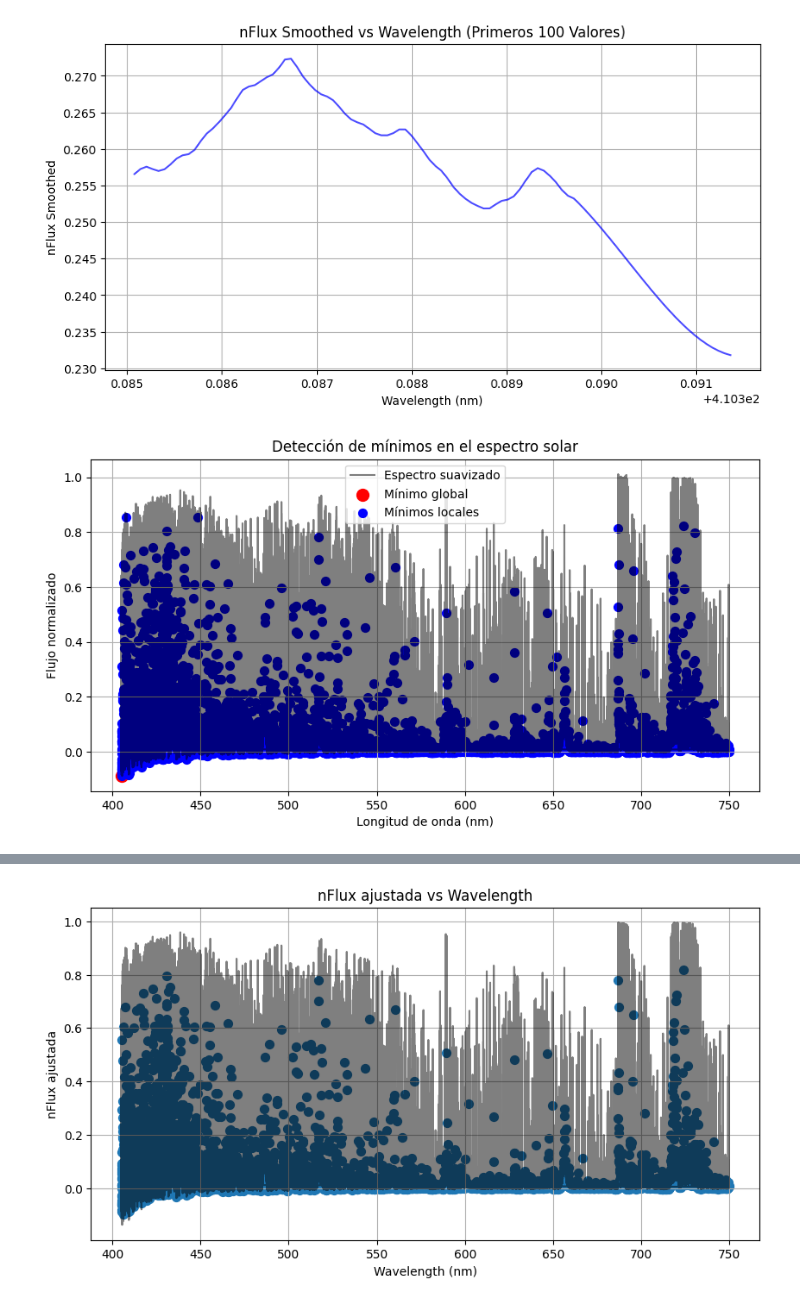
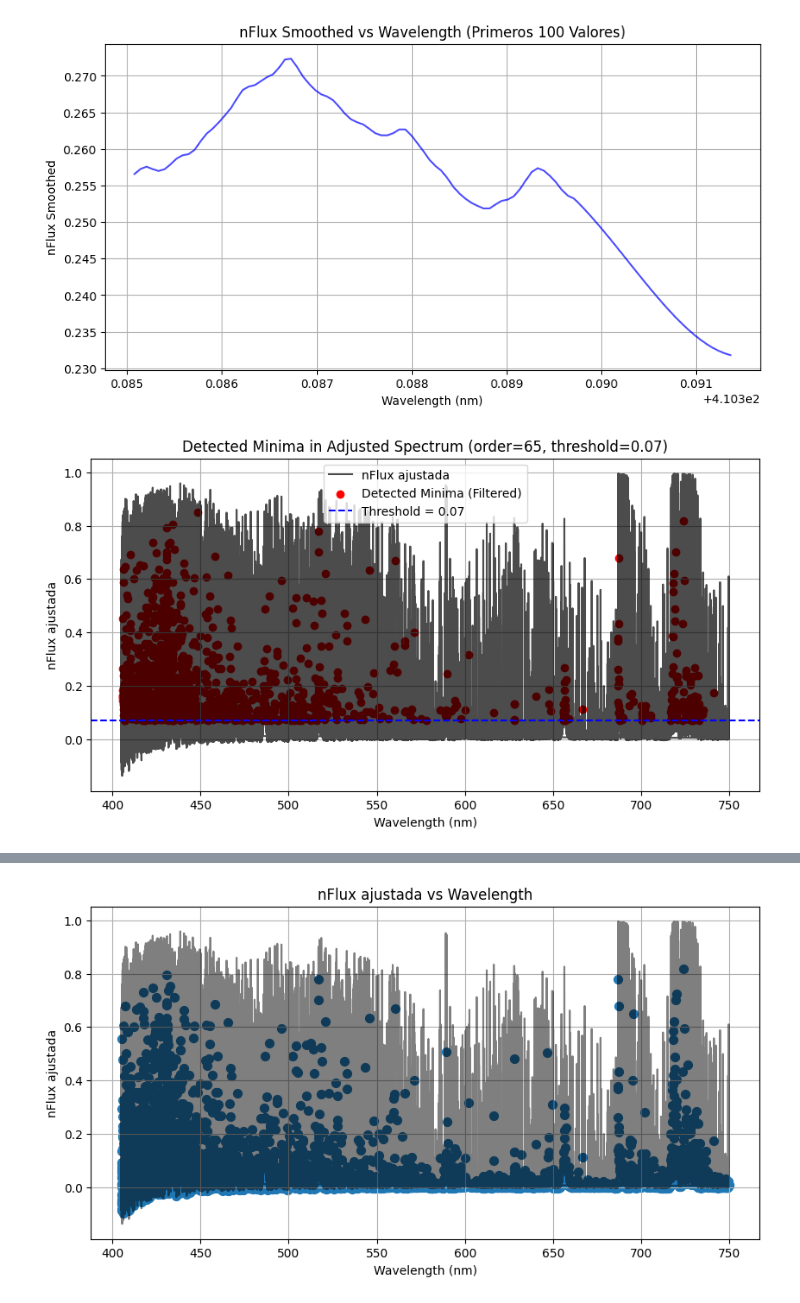
Before and after one commit to EstebanFuentesS/Proyecto-Teorico-202501, a Jupyter notebook: main.ipynb, the cells around one changed output, grey strips where cells are left out. Cells and saved outputs as stored; diff of their text form; code cells hidden in the pictures.

```diff
--- a/main.ipynb
+++ b/main.ipynb
@@ -138,36 +143,33 @@ plt.grid(True)
 plt.show()
 # %% [output]
 [figure]
-# %%
-wavelength = df2["Wave"]
-flux_smooth = df2["flux_smooth"]
-
-# Encontrar el mínimo global
-global_min_idx = np.argmin(flux_smooth)
-global_min_wavelength = wavelength[global_min_idx]
-global_min_flux = flux_smooth[global_min_idx]
-
-# Encontrar mínimos locales con SciPy (invertimos el flujo)
-min_indices, _ = s.find_peaks(-flux_smooth, prominence=0.01)
-
-# Gráfica del espectro con los mínimos marcados
-plt.figure(figsize=(10, 5))
-plt.plot(wavelength, flux_smooth, label="Espectro suavizado", color='black', alpha=0.5)
-
-# Marcar el mínimo global en rojo
-plt.scatter(global_min_wavelength, global_min_flux, color='red', s=100, label="Mínimo global")
-
-# Marcar los mínimos locales en azul
-plt.scatter(wavelength[min_indices], flux_smooth[min_indices], color='blue', s=50, label="Mínimos locales")
-
-# Etiquetas y leyenda
-plt.xlabel("Longitud de onda (nm)")
-plt.ylabel("Flujo normalizado")
-plt.title("Detección de mínimos en el espectro solar")
-plt.legend()
-plt.grid()
-
-# Mostrar la gráfica
-plt.show()
-# %% [output]
-[figure, removed]
+# %%
+df2["nFlux_ajustada"] = 1 - df2["nFlux"]
+
+# Parámetros de detección
+order_value = 65  # Ajusta este valor para encontrar mínimos más prominentes
+nFlux_threshold = 0.07  # No detectar mínimos con valores por debajo de este umbral
+
+# Detectar mínimos relativos en `nFlux_ajustada`
+min_indices = s.argrelmin(df2["nFlux_ajustada"].values, order=order_value)[0]
+
+# Filtrar los mínimos que están por debajo del umbral
+filtered_min_indices = [idx for idx in min_indices if df2["nFlux_ajustada"].iloc[idx] > nFlux_threshold]
+
+# Extraer las longitudes de onda correspondientes a los mínimos filtrados
+lambda_minimos = df2["Wave"].iloc[filtered_min_indices]
+nFlux_minimos = df2["nFlux_ajustada"].iloc[filtered_min_indices]
+
+# Graficar el espectro con los mínimos detectados después del filtro
+plt.figure(figsize=(10, 5))
+plt.plot(df2["Wave"], df2["nFlux_ajustada"], label="nFlux ajustada", color='black', alpha=0.7)
+plt.scatter(lambda_minimos, nFlux_minimos, color='red', label="Detected Minima (Filtered)", marker='o')
+plt.axhline(nFlux_threshold, color='blue', linestyle='--', label=f"Threshold = {nFlux_threshold}")
+plt.xlabel("Wavelength (nm)")
+plt.ylabel("nFlux ajustada")
+plt.title(f"Detected Minima in Adjusted Spectrum (order={order_value}, threshold={nFlux_threshold})")
+plt.legend()
+plt.grid(True)
+plt.show()
+# %% [output]
+[figure, added]
```
Also changed, not shown: parts of 4 cells of this notebook.
